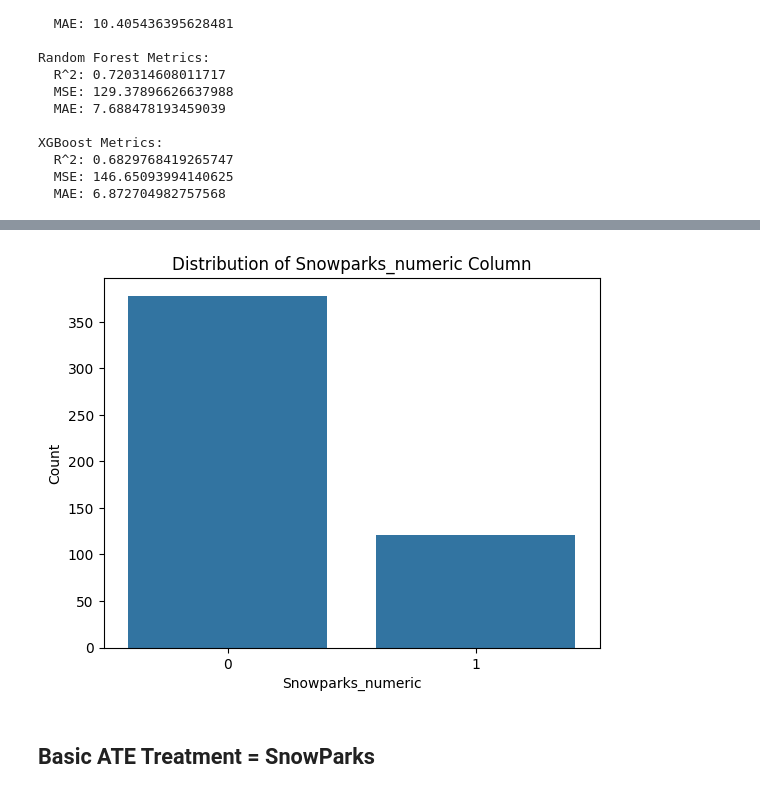
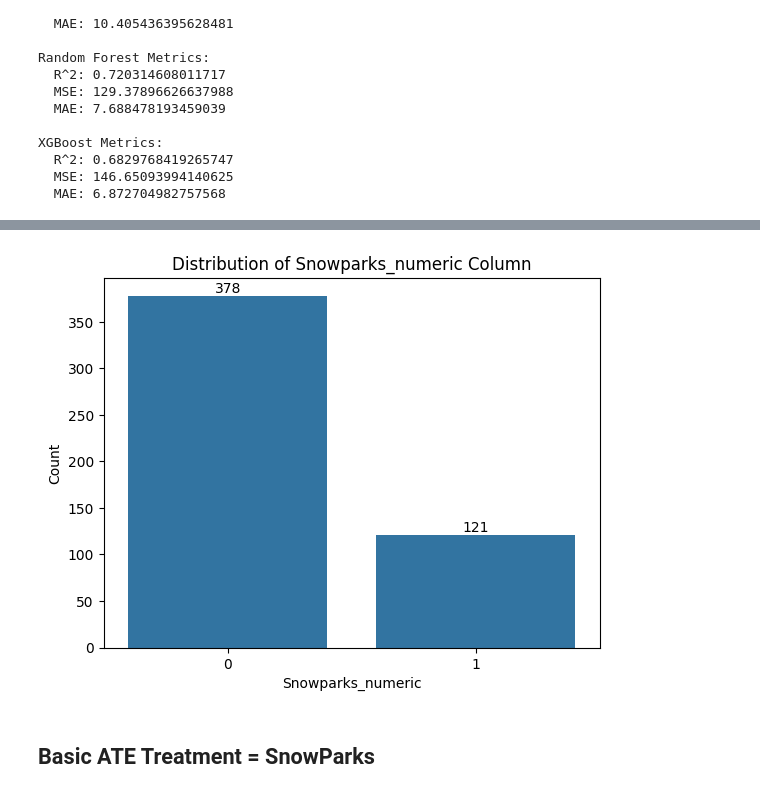
Before and after one commit to matansol/causal-inference-course, a Jupyter notebook: project/project.ipynb, the cells around one changed output, grey strips where cells are left out. Saved outputs shown, nothing was run; the diff lists cells and outputs as text; code cells hidden in the pictures.

```diff
--- a/project/project.ipynb
+++ b/project/project.ipynb
@@ -771,15 +804,19 @@ XGBoost Metrics:
 # %%
 import seaborn as sns
 import matplotlib.pyplot as plt
 
 column  = "Snowparks_numeric" # "Snowparks"
 sns.countplot(x=column, data=ski_df)
+for p in plt.gca().patches:
+    plt.gca().annotate(f'{int(p.get_height())}',
+                       (p.get_x() + p.get_width() / 2, p.get_height()),
+                       ha='center', va='bottom', fontsize=10)
 plt.title(f"Distribution of {column} Column")
 plt.xlabel(column)
 plt.ylabel('Count')
 plt.show()
 # %% [output]
-[figure, old version]
+[figure, new version]
 # %% [markdown]
 ## Basic ATE Treatment = SnowParks
 # %%
```
Also changed, not shown: parts of 18 cells of this notebook.
